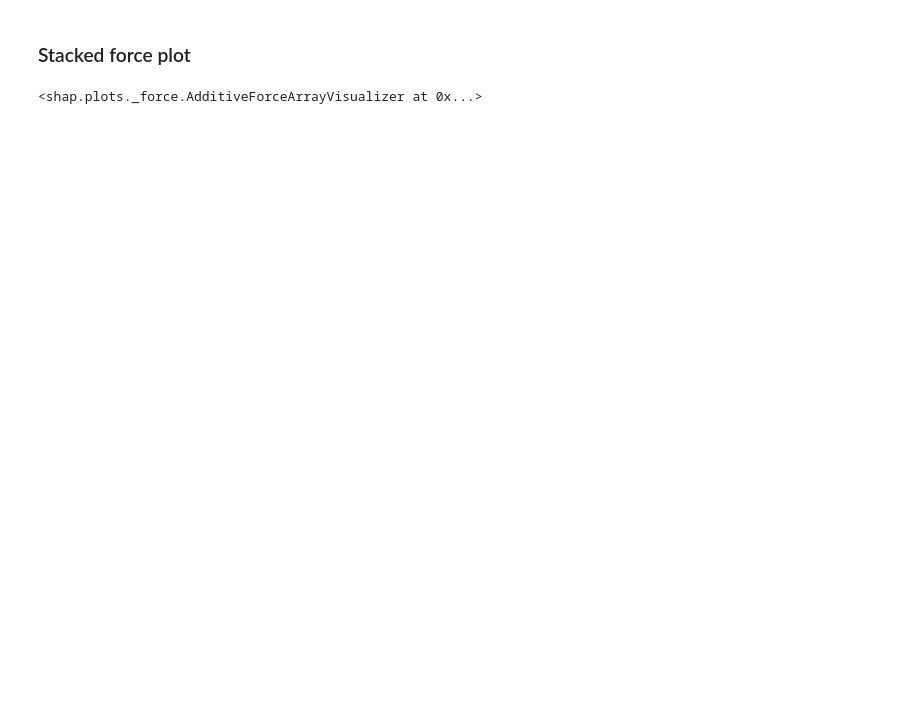
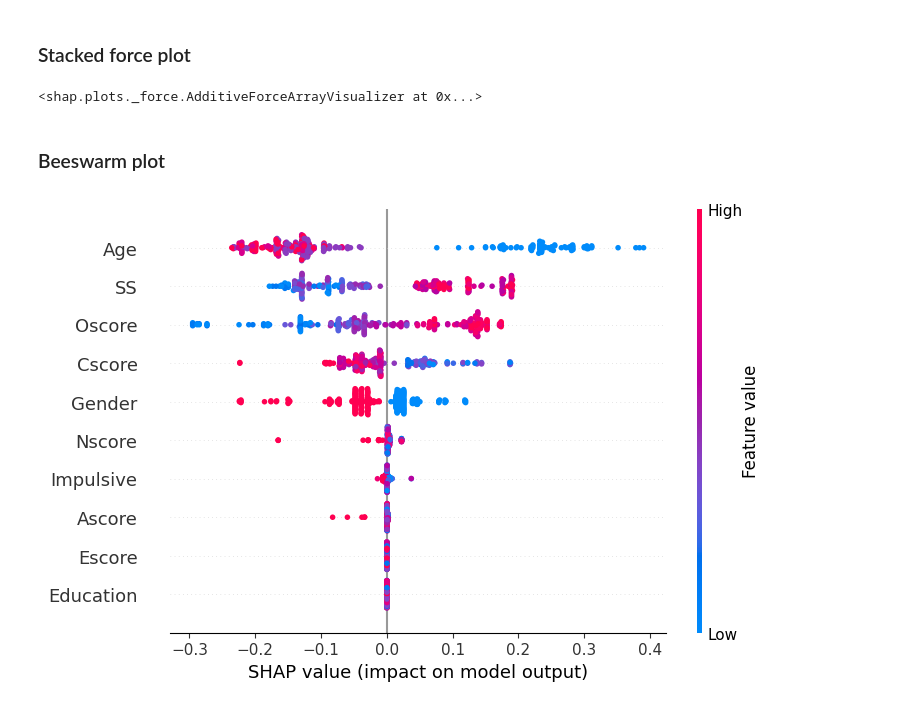
Before and after one commit to salleo0/Project_StatML, a Jupyter notebook: PROJECT_STATML.ipynb, the cells around one changed output. Saved outputs shown, nothing was run; the diff lists cells and outputs as text; code cells hidden in the pictures; blank space fills up the shorter version.

```diff
--- a/PROJECT_STATML.ipynb
+++ b/PROJECT_STATML.ipynb
@@ -395,3 +412,9 @@ ax.legend(fontsize=30)
 shap.plots.force(shap_values[0:150,:,1])
 # %% [output]
 <shap.plots._force.AdditiveForceArrayVisualizer at 0x...>
+# %% [markdown]
+### Beeswarm plot
+# %%
+shap.plots.beeswarm(shap_values[:,:,1])
+# %% [output]
+[figure, added]
```
Also changed, not shown: parts of 9 cells of this notebook.
